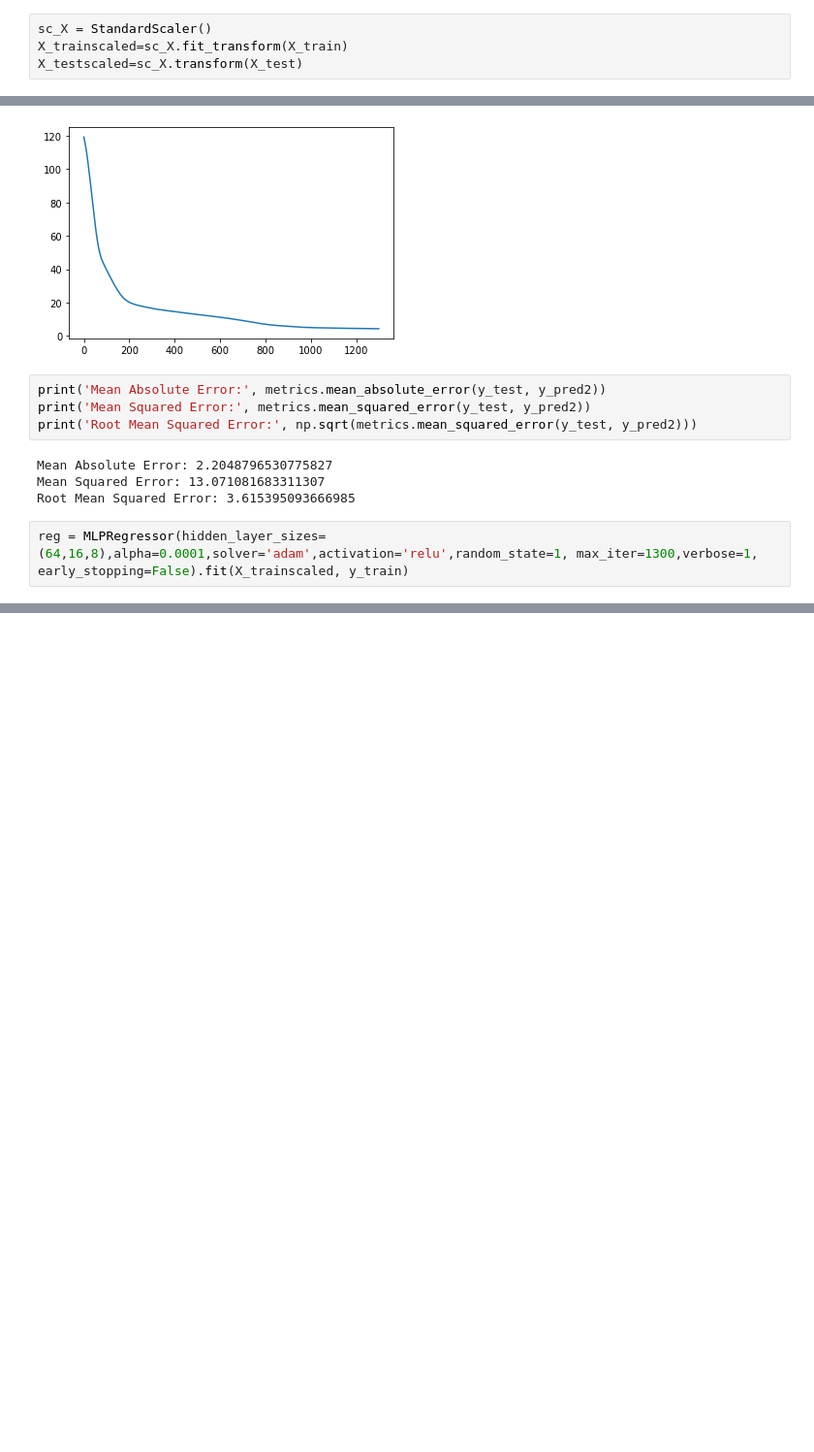
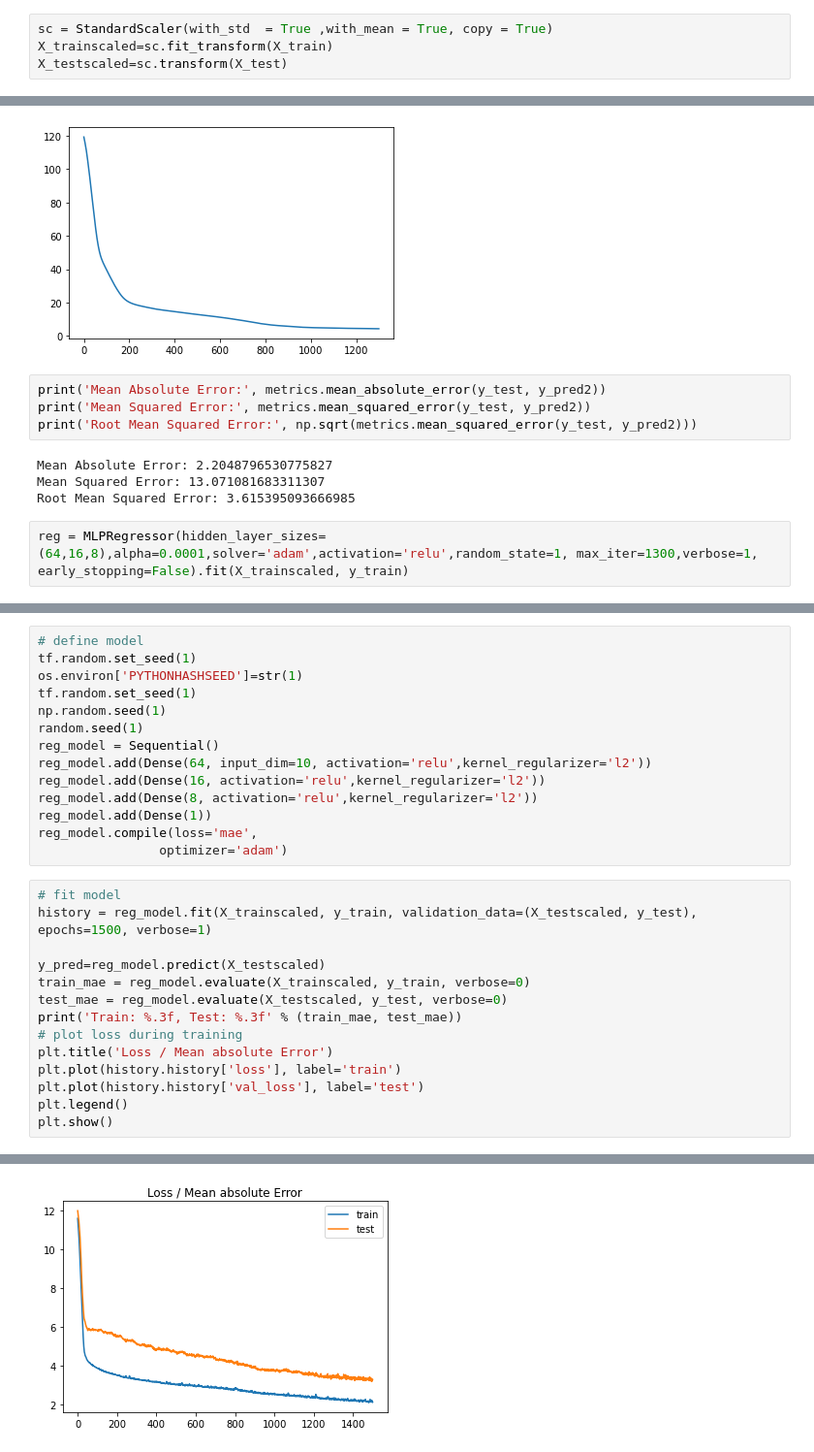
Before and after one commit to vinayakkrishanprasad/Prediction-of-Phase-Fraction-of-Steel-to-obtain-Aging-Response, a Jupyter notebook: MLP_regressor.ipynb, the cells around one changed output, grey strips where cells are left out. Shown at 97% size. Cells and saved outputs as stored; diff of their text form; blank space fills up the shorter version.

```diff
--- a/MLP_regressor.ipynb
+++ b/MLP_regressor.ipynb
@@ -100,9 +100,9 @@ import pandas as pd
 # %%
 X_train, X_test, y_train, y_test = train_test_split(X, Y,random_state=1, test_size=0.2)
 # %%
-sc_X = StandardScaler()
-X_trainscaled=sc_X.fit_transform(X_train)
-X_testscaled=sc_X.transform(X_test)
+sc = StandardScaler(with_std  = True ,with_mean = True, copy = True)
+X_trainscaled=sc.fit_transform(X_train)
+X_testscaled=sc.transform(X_test)
 # %%
 reg = MLPRegressor(hidden_layer_sizes=(64,16,8),alpha=0.0001,solver='adam',activation='relu',random_state=1, max_iter=1300,verbose=1, early_stopping=False).fit(X_trainscaled, y_train)
 # %% [output]
@@ -282,0 +360,29 @@ reg = MLPRegressor(hidden_layer_sizes=(64,16,8),alpha=0.0001,solver='adam',activ
+# %%
+# define model
+tf.random.set_seed(1)
+os.environ['PYTHONHASHSEED']=str(1)
+tf.random.set_seed(1)
+np.random.seed(1)
+random.seed(1)
+reg_model = Sequential()
+reg_model.add(Dense(64, input_dim=10, activation='relu',kernel_regularizer='l2'))
+reg_model.add(Dense(16, activation='relu',kernel_regularizer='l2'))
+reg_model.add(Dense(8, activation='relu',kernel_regularizer='l2'))
+reg_model.add(Dense(1))
+reg_model.compile(loss='mae',
+                optimizer='adam')
+# %%
+# fit model
+history = reg_model.fit(X_trainscaled, y_train, validation_data=(X_testscaled, y_test), epochs=1500, verbose=1)
+
+y_pred=reg_model.predict(X_testscaled)
+train_mae = reg_model.evaluate(X_trainscaled, y_train, verbose=0)
+test_mae = reg_model.evaluate(X_testscaled, y_test, verbose=0)
+print('Train: %.3f, Test: %.3f' % (train_mae, test_mae))
+# plot loss during training
+plt.title('Loss / Mean absolute Error')
+plt.plot(history.history['loss'], label='train')
+plt.plot(history.history['val_loss'], label='test')
+plt.legend()
+plt.show()
+# %% [output]
@@ -282,0 +406 @@ reg = MLPRegressor(hidden_layer_sizes=(64,16,8),alpha=0.0001,solver='adam',activ
+[figure, added]
```
Also changed, not shown: parts of 5 cells of this notebook.
